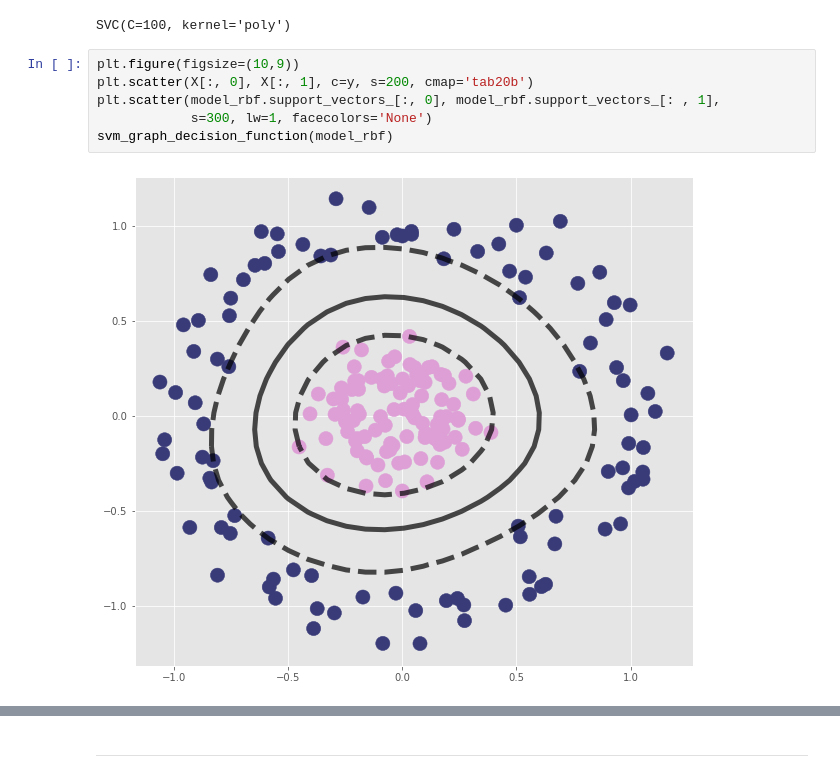
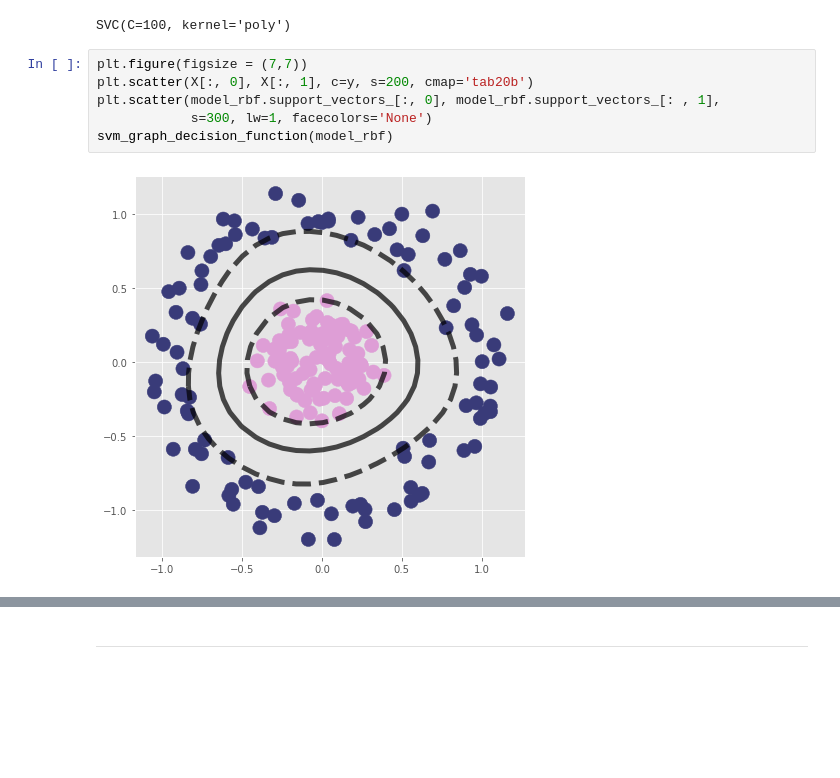
Before and after one commit to rch1025/Business-Analytics, a Jupyter notebook: Kernel based Learning/SVM.ipynb, the cells around one changed output, grey strips where cells are left out. Cells and saved outputs as stored; diff of their text form; blank space fills up the shorter version.

```diff
--- a/Kernel based Learning/SVM.ipynb
+++ b/Kernel based Learning/SVM.ipynb
@@ -245,12 +249,12 @@ model_poly.fit(X, y)
 # %% [output]
 SVC(C=100, kernel='poly')
 # %%
-plt.figure(figsize=(10,9))
+plt.figure(figsize = (7,7))
 plt.scatter(X[:, 0], X[:, 1], c=y, s=200, cmap='tab20b')
 plt.scatter(model_rbf.support_vectors_[:, 0], model_rbf.support_vectors_[: , 1],
             s=300, lw=1, facecolors='None')
 svm_graph_decision_function(model_rbf)
 # %% [output]
-[figure, old version]
+[figure, new version]
 # %%
 """데이터셋에 맞는 kernel function을 사용하는 것이 중요하다."""
```
Also changed, not shown: parts of 14 cells of this notebook.
